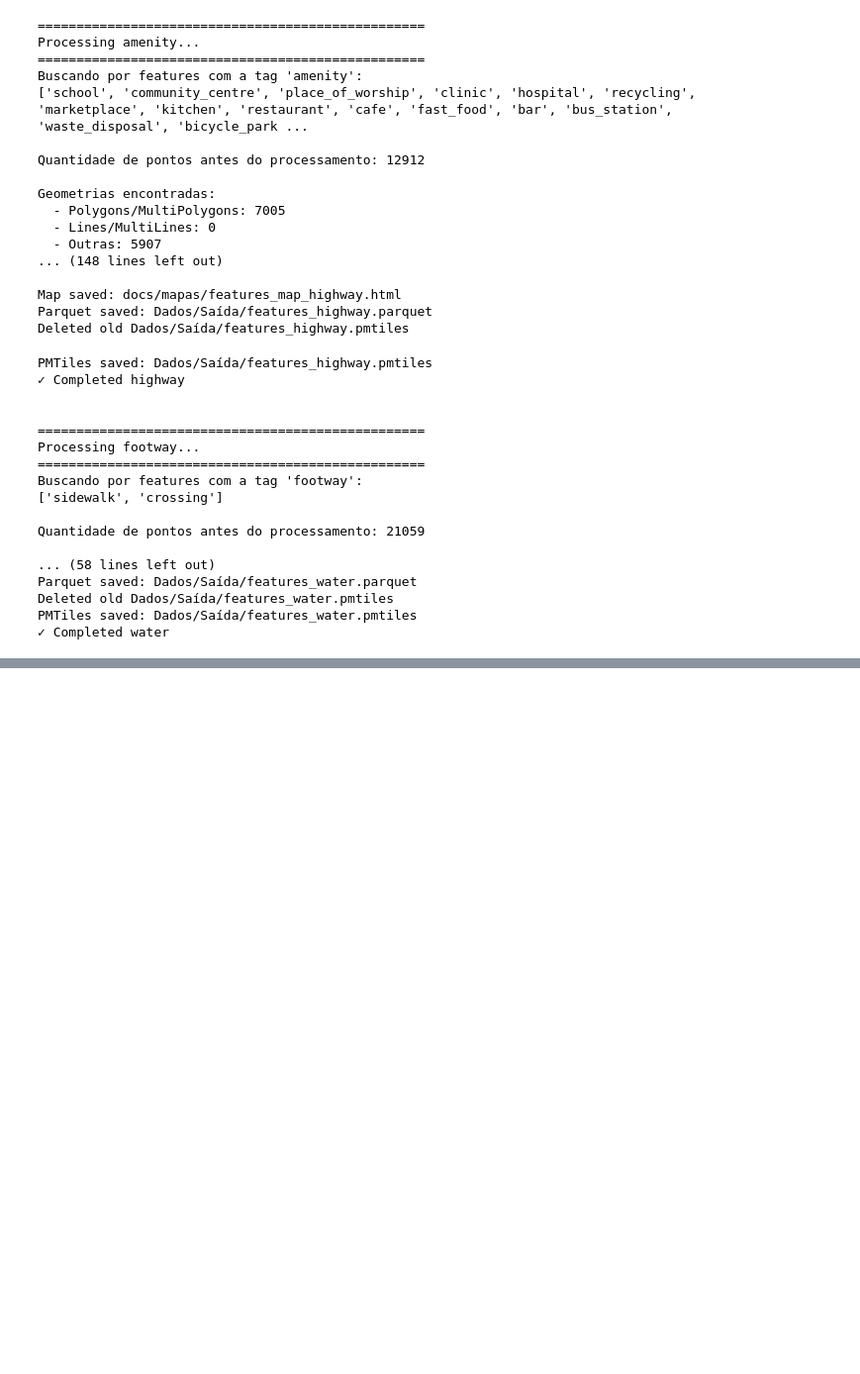
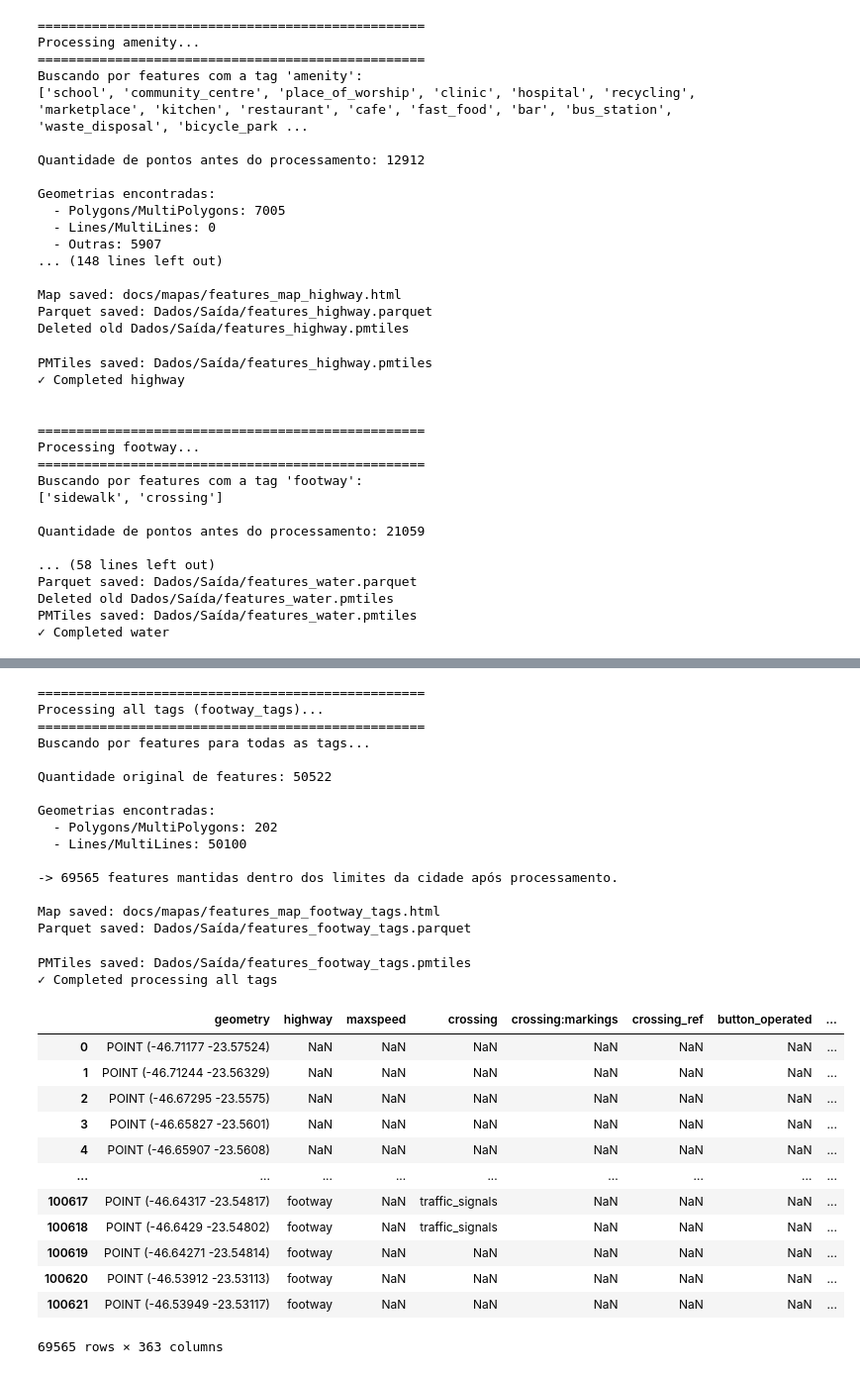
Before and after one commit to MAPi-CEM-USP/etl_osm, a Jupyter notebook: etl_features.ipynb, the cells around one changed output, grey strips where cells are left out. Shown at 99% size. Cells and saved outputs as stored; diff of their text form; code cells hidden in the pictures; blank space fills up the shorter version.

```diff
--- a/etl_features.ipynb
+++ b/etl_features.ipynb
@@ -78,0 +116,42 @@ city_geom = sp
+# %%
+footway_tags = {
+    "highway": ["footway", "pedestrian", "corridor"],#, "path", "steps"],
+    "footway": ["sidewalk", "crossing"],
+    "foot": ["designated", "yes"],
+    #"area:highway": ["footway"],
+    #"area": ["yes"],
+    "informal": ["yes"]
+}
+# %%
+process_key(tags=footway_tags, city_geom=sp, save_path=save_path, columns_to_show=[*footway_tags.keys(),'name'], tags_name="footway_tags")
+# %% [output]
+==================================================
+Processing all tags (footway_tags)...
+==================================================
+Buscando por features para todas as tags...
+
+Quantidade original de features: 50522
+
+Geometrias encontradas:
+  - Polygons/MultiPolygons: 202
+  - Lines/MultiLines: 50100
+
+-> 69565 features mantidas dentro dos limites da cidade após processamento.
+
+Map saved: docs/mapas/features_map_footway_tags.html
+Parquet saved: Dados/Saída/features_footway_tags.parquet
+PMTiles saved: Dados/Saída/features_footway_tags.pmtiles
+✓ Completed processing all tags
+|  | geometry | highway | maxspeed | crossing | crossing:markings | crossing_ref | button_operated | ... |
+| 0 | POINT (-46.71177 -23.57524) | NaN | NaN | NaN | NaN | NaN | NaN | ... |
+| 1 | POINT (-46.71244 -23.56329) | NaN | NaN | NaN | NaN | NaN | NaN | ... |
+| 2 | POINT (-46.67295 -23.5575) | NaN | NaN | NaN | NaN | NaN | NaN | ... |
+| 3 | POINT (-46.65827 -23.5601) | NaN | NaN | NaN | NaN | NaN | NaN | ... |
+| 4 | POINT (-46.65907 -23.5608) | NaN | NaN | NaN | NaN | NaN | NaN | ... |
+| ... | ... | ... | ... | ... | ... | ... | ... | ... |
+| 100617 | POINT (-46.64317 -23.54817) | footway | NaN | traffic_signals | NaN | NaN | NaN | ... |
+| 100618 | POINT (-46.6429 -23.54802) | footway | NaN | traffic_signals | NaN | NaN | NaN | ... |
+| 100619 | POINT (-46.64271 -23.54814) | footway | NaN | NaN | NaN | NaN | NaN | ... |
+| 100620 | POINT (-46.53912 -23.53113) | footway | NaN | NaN | NaN | NaN | NaN | ... |
+| 100621 | POINT (-46.53949 -23.53117) | footway | NaN | NaN | NaN | NaN | NaN | ... |
+69565 rows × 363 columns
```
Also changed, not shown: parts of 4 cells of this notebook, 6 other files.
